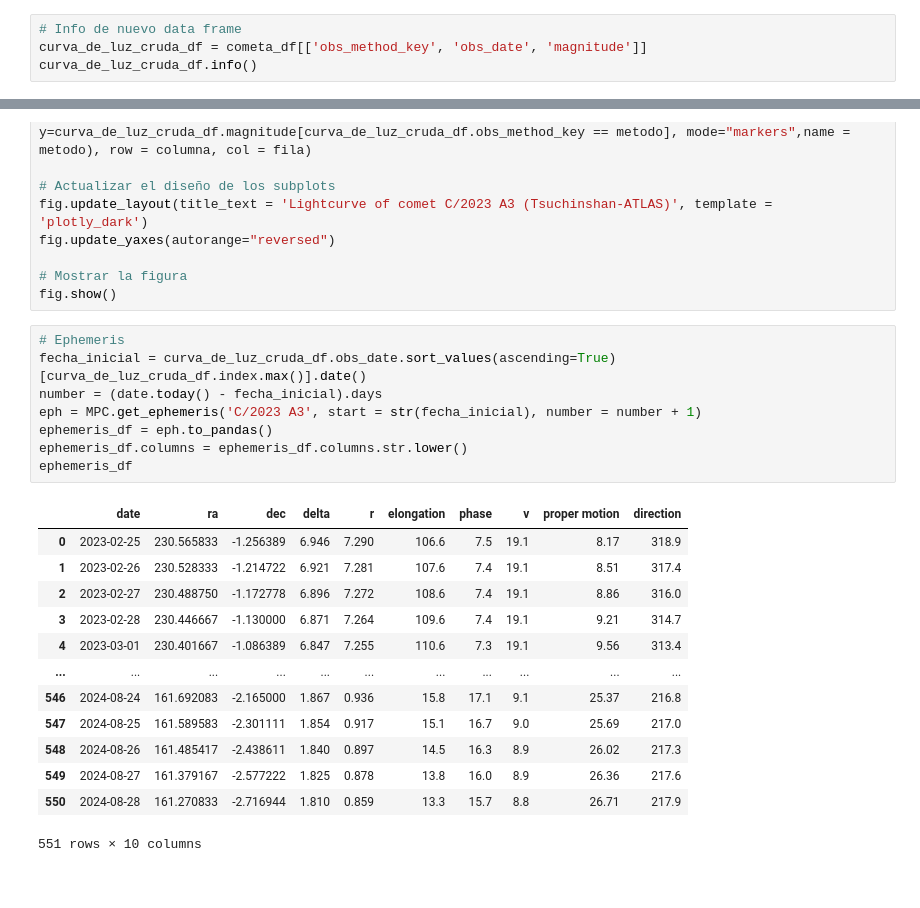
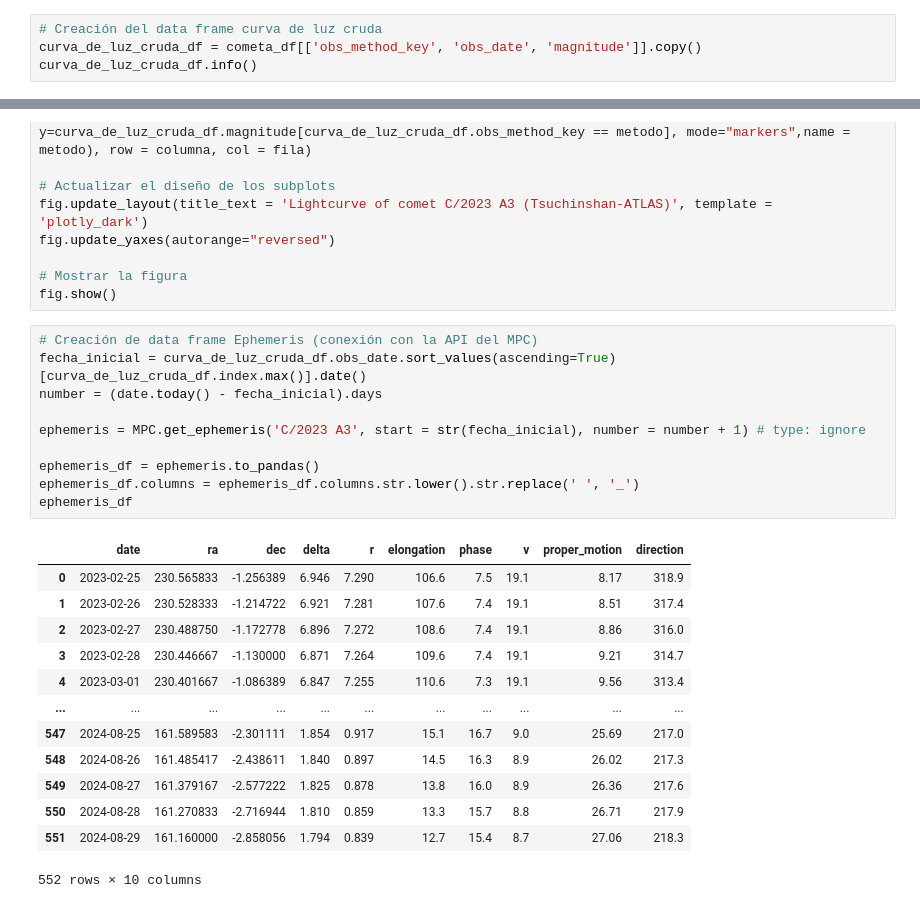
Before and after one commit to sperezp23/Cometa_C_2023_T_ATLAS, a Jupyter notebook: cometa_Cobs_API.ipynb, the cells around one changed output, grey strips where cells are left out. Saved outputs shown, nothing was run; the diff lists cells and outputs as text.

```diff
--- a/cometa_Cobs_API.ipynb
+++ b/cometa_Cobs_API.ipynb
@@ -91,8 +84,8 @@ cometa_df['obs_method_key'] = cometa_df.obs_method.apply(lambda registro: regist
 cometa_df['obs_date'] = pd.to_datetime(pd.to_datetime(cometa_df.obs_date).dt.date)
 cometa_df['magnitude'] = pd.to_numeric(cometa_df.magnitude)
 # %%
-# Info de nuevo data frame
-curva_de_luz_cruda_df = cometa_df[['obs_method_key', 'obs_date', 'magnitude']]
+# Creación del data frame curva de luz cruda
+curva_de_luz_cruda_df = cometa_df[['obs_method_key', 'obs_date', 'magnitude']].copy()
 curva_de_luz_cruda_df.info()
 # %% [output]
 <class 'pandas.core.frame.DataFrame'>
@@ -140,24 +140,26 @@ fig.update_yaxes(autorange="reversed")
 # Mostrar la figura
 fig.show()
 # %%
-# Ephemeris
+# Creación de data frame Ephemeris (conexión con la API del MPC)
 fecha_inicial = curva_de_luz_cruda_df.obs_date.sort_values(ascending=True)[curva_de_luz_cruda_df.index.max()].date()
 number = (date.today() - fecha_inicial).days
-eph = MPC.get_ephemeris('C/2023 A3', start = str(fecha_inicial), number = number + 1)
-ephemeris_df = eph.to_pandas()
-ephemeris_df.columns = ephemeris_df.columns.str.lower()
+
+ephemeris = MPC.get_ephemeris('C/2023 A3', start = str(fecha_inicial), number = number + 1) # type: ignore
+
+ephemeris_df = ephemeris.to_pandas()
+ephemeris_df.columns = ephemeris_df.columns.str.lower().str.replace(' ', '_')
 ephemeris_df
 # %% [output]
-|  | date | ra | dec | delta | r | elongation | phase | v | proper motion | direction |
+|  | date | ra | dec | delta | r | elongation | phase | v | proper_motion | direction |
 | 0 | 2023-02-25 | 230.565833 | -1.256389 | 6.946 | 7.290 | 106.6 | 7.5 | 19.1 | 8.17 | 318.9 |
 | 1 | 2023-02-26 | 230.528333 | -1.214722 | 6.921 | 7.281 | 107.6 | 7.4 | 19.1 | 8.51 | 317.4 |
 | 2 | 2023-02-27 | 230.488750 | -1.172778 | 6.896 | 7.272 | 108.6 | 7.4 | 19.1 | 8.86 | 316.0 |
 | 3 | 2023-02-28 | 230.446667 | -1.130000 | 6.871 | 7.264 | 109.6 | 7.4 | 19.1 | 9.21 | 314.7 |
 | 4 | 2023-03-01 | 230.401667 | -1.086389 | 6.847 | 7.255 | 110.6 | 7.3 | 19.1 | 9.56 | 313.4 |
 | ... | ... | ... | ... | ... | ... | ... | ... | ... | ... | ... |
-| 546 | 2024-08-24 | 161.692083 | -2.165000 | 1.867 | 0.936 | 15.8 | 17.1 | 9.1 | 25.37 | 216.8 |
 | 547 | 2024-08-25 | 161.589583 | -2.301111 | 1.854 | 0.917 | 15.1 | 16.7 | 9.0 | 25.69 | 217.0 |
 | 548 | 2024-08-26 | 161.485417 | -2.438611 | 1.840 | 0.897 | 14.5 | 16.3 | 8.9 | 26.02 | 217.3 |
 | 549 | 2024-08-27 | 161.379167 | -2.577222 | 1.825 | 0.878 | 13.8 | 16.0 | 8.9 | 26.36 | 217.6 |
 | 550 | 2024-08-28 | 161.270833 | -2.716944 | 1.810 | 0.859 | 13.3 | 15.7 | 8.8 | 26.71 | 217.9 |
+| 551 | 2024-08-29 | 161.160000 | -2.858056 | 1.794 | 0.839 | 12.7 | 15.4 | 8.7 | 27.06 | 218.3 |
-551 rows × 10 columns
+552 rows × 10 columns
```
Also changed, not shown: parts of 23 cells of this notebook.
